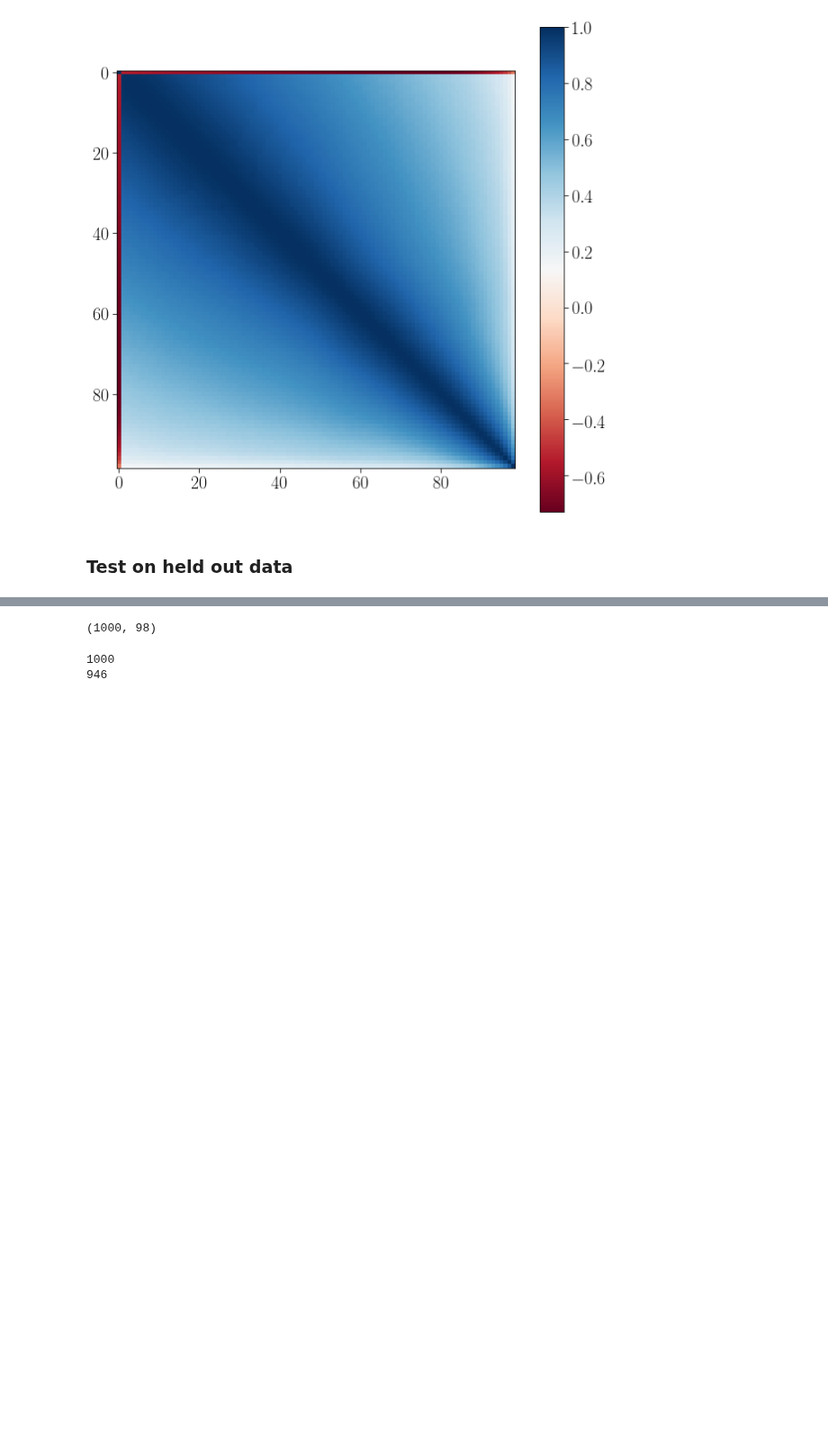
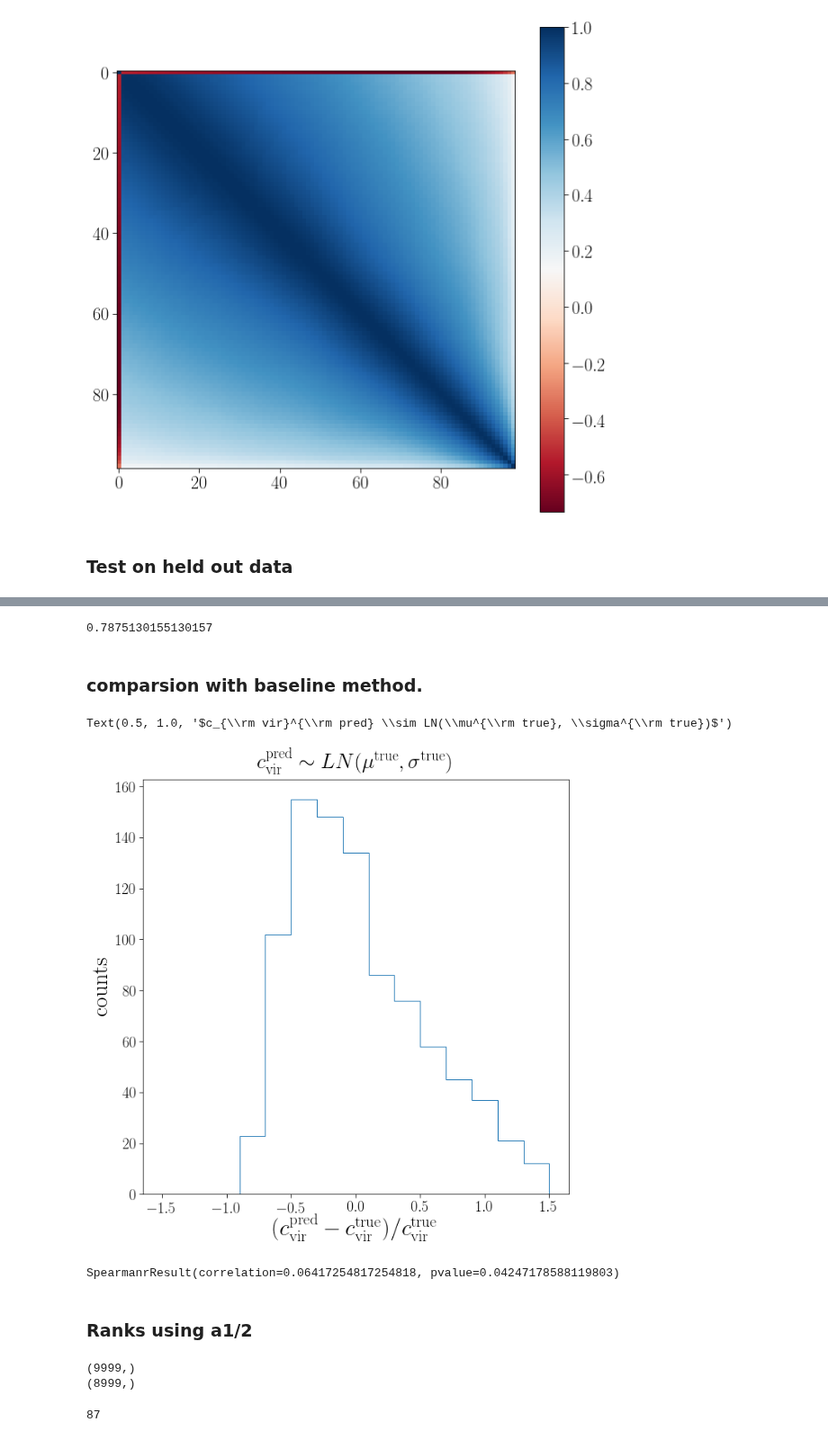
Before and after one commit to ismael-mendoza/nbody-relaxed, a Jupyter notebook: jupyter/gaussian_prediction.ipynb, the cells around one changed output, grey strips where cells are left out. Shown at 90% size. Drawn from its saved outputs; the diff is of its cells as text; code cells hidden in the pictures; blank space fills up the shorter version.

```diff
--- a/jupyter/gaussian_prediction.ipynb
+++ b/jupyter/gaussian_prediction.ipynb
@@ -394,13 +405,41 @@ Text(0, 0.5, '$\\rm counts$')
-# %%
-lam_test.shape
-# %% [output]
-(1000, 98)
-# %%
-keep = np.ones(1000, dtype=bool)
-print(sum(keep))
-for i in range(len(lam_test)):
-    keep[i] = ~np.any(np.isnan(lam_test[i, :]))
-print(sum(keep))
-# %% [output]
-1000
-946
+# %%
+import scipy
+scipy.stats.spearmanr(cvir_pred, cvir_test)[0]
+# %% [output]
+0.7875130155130157
+# %% [markdown]
+### comparsion with baseline method.
+# %%
+# sampling from lognormal with mean/var equal to true distribution.
+log_cvir_pred = np.random.normal(np.mean(np.log(cvir)), np.std(np.log(cvir)), 1000)
+cvir_pred = np.exp(log_cvir_pred)
+
+plt.hist( (cvir_pred - cvir_test) / cvir_test , histtype='step', bins=15, range=(-1.5, 1.5))
+plt.xlabel(r"$(c_{\rm vir}^{\rm pred} - c_{\rm vir}^{\rm true})/ c_{\rm vir}^{\rm true}$", size=30)
+plt.ylabel(r"$\rm counts$", size=30)
+plt.title(r"$c_{\rm vir}^{\rm pred} \sim LN(\mu^{\rm true}, \sigma^{\rm true})$")
+# %% [output]
+Text(0.5, 1.0, '$c_{\\rm vir}^{\\rm pred} \\sim LN(\\mu^{\\rm true}, \\sigma^{\\rm true})$')
+[figure, added]
+# %%
+scipy.stats.spearmanr(cvir_pred, cvir_test)
+# %% [output]
+SpearmanrResult(correlation=0.06417254817254818, pvalue=0.04247178588119803)
+# %% [markdown]
+### Ranks using a1/2
+# %%
+idx = np.where((0.498 < mass_bins) & (mass_bins < 0.51) )[0].item()
+a_2 = am[:, idx]
+print(a_2.shape)
+
+a_2_train = a_2[train_indices]
+a_2_test = a_2[test_indices]
+
+print(a_2_train.shape)
+# %% [output]
+(9999,)
+(8999,)
+# %%
+sum(sorted_idx==8999)
+# %% [output]
+87
```
Also changed, not shown: parts of 15 cells of this notebook.
